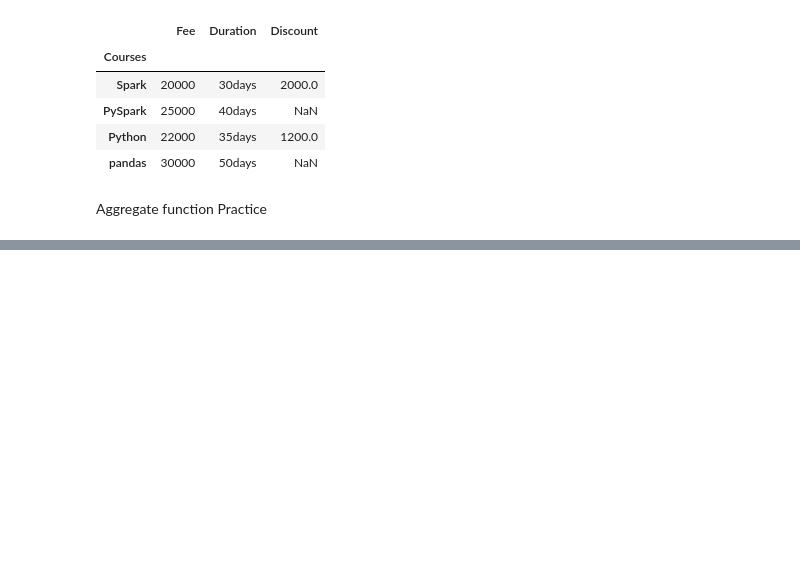
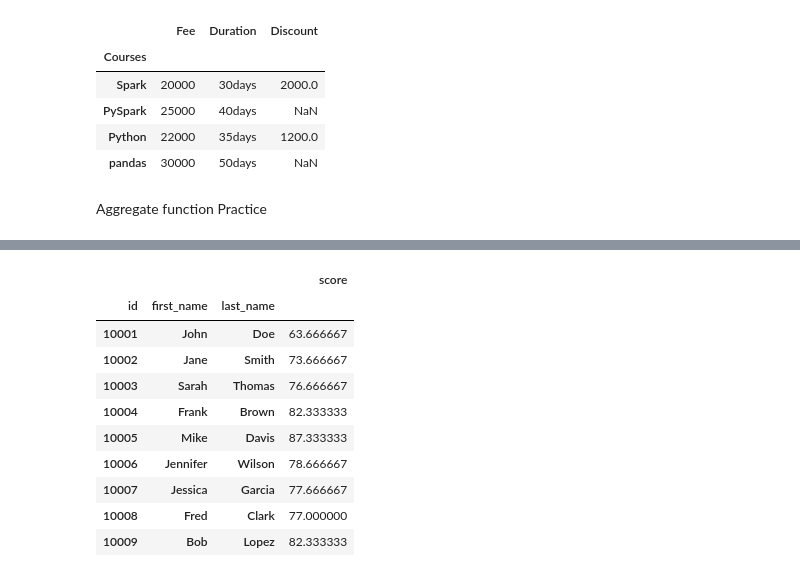
Before and after one commit to yismawd/rtt-36sept, a Jupyter notebook: 386/386.4/advanced_pandas/notes.ipynb, the cells around one changed output, grey strips where cells are left out. Drawn from its saved outputs; the diff is of its cells as text; code cells hidden in the pictures; blank space fills up the shorter version.

```diff
--- a/386/386.4/advanced_pandas/notes.ipynb
+++ b/386/386.4/advanced_pandas/notes.ipynb
@@ -326,0 +437,3 @@ Aggregate function Practice
+# %%
+df = pd.read_csv('data/student_scores.csv')
+print(df.head())
@@ -326,0 +612,14 @@ Aggregate function Practice
+# %%
+df.groupby(['id', 'first_name', 'last_name'])[['score']].mean()
+# %% [output]
+|  |  |  | score |
+| id | first_name | last_name |  |
+| 10001 | John | Doe | 63.666667 |
+| 10002 | Jane | Smith | 73.666667 |
+| 10003 | Sarah | Thomas | 76.666667 |
+| 10004 | Frank | Brown | 82.333333 |
+| 10005 | Mike | Davis | 87.333333 |
+| 10006 | Jennifer | Wilson | 78.666667 |
+| 10007 | Jessica | Garcia | 77.666667 |
+| 10008 | Fred | Clark | 77.000000 |
+| 10009 | Bob | Lopez | 82.333333 |
```
Also changed, not shown: parts of 41 cells of this notebook.
